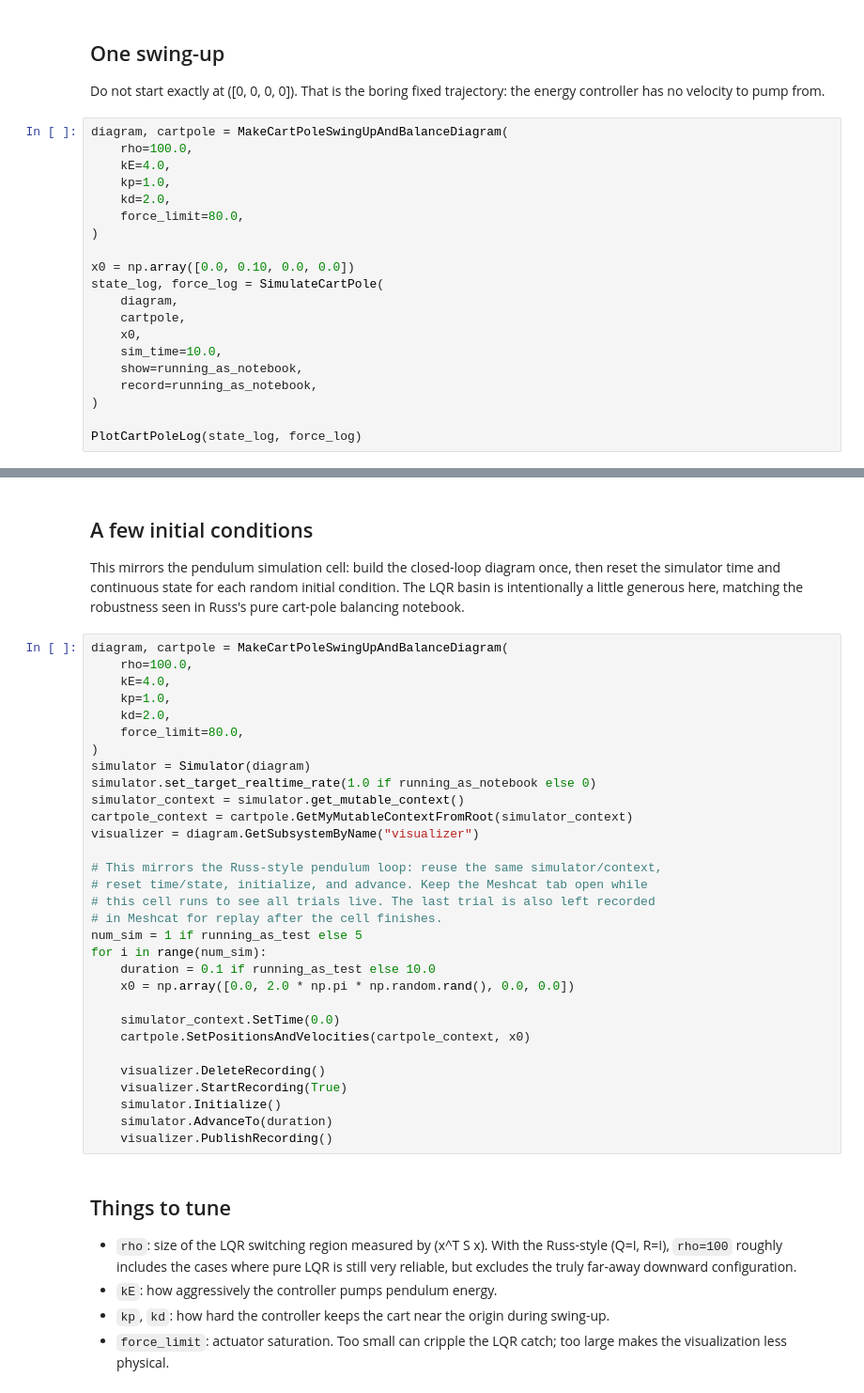
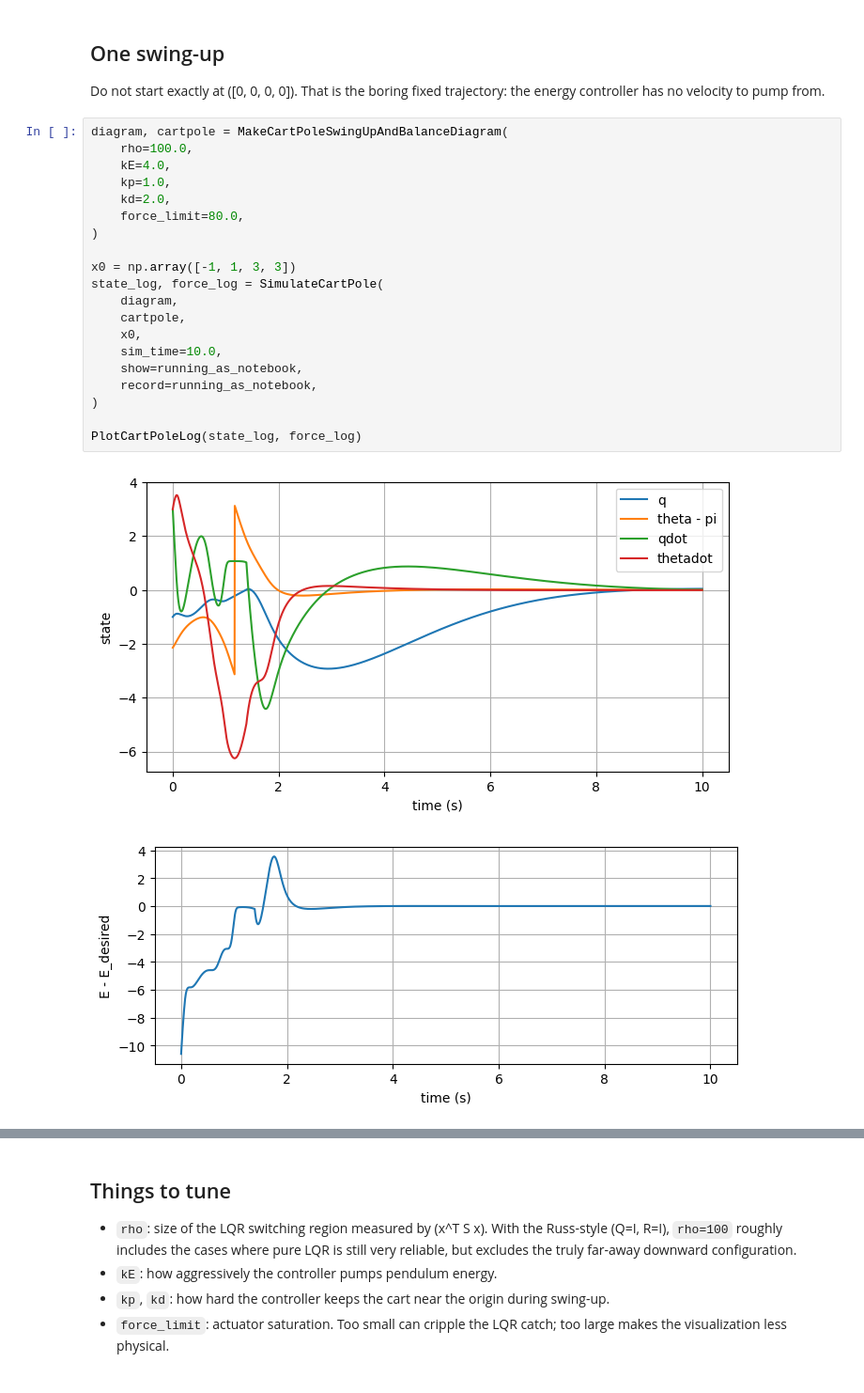
Before and after one commit to DLinC3/Underactuated-Robotics, a Jupyter notebook: underactuated/book/03-acrobot/exercises/cartpole_energy_shaping.ipynb, the cells around one changed output, grey strips where cells are left out. Shown at 94% size. Saved outputs shown, nothing was run; the diff lists cells and outputs as text.

```diff
--- a/underactuated/book/03-acrobot/exercises/cartpole_energy_shaping.ipynb
+++ b/underactuated/book/03-acrobot/exercises/cartpole_energy_shaping.ipynb
@@ -307,20 +290,23 @@ Do not start exactly at \([0, 0, 0, 0]\).  That is the boring fixed trajectory:
 # %%
 diagram, cartpole = MakeCartPoleSwingUpAndBalanceDiagram(
     rho=100.0,
     kE=4.0,
     kp=1.0,
     kd=2.0,
     force_limit=80.0,
 )
 
-x0 = np.array([0.0, 0.10, 0.0, 0.0])
+x0 = np.array([-1, 1, 3, 3])
 state_log, force_log = SimulateCartPole(
     diagram,
     cartpole,
     x0,
     sim_time=10.0,
     show=running_as_notebook,
     record=running_as_notebook,
 )
 
 PlotCartPoleLog(state_log, force_log)
+# %% [output]
+[figure, added]
+[figure, added]
@@ -327,38 +314,3 @@ PlotCartPoleLog(state_log, force_log)
-# %% [markdown]
-## A few initial conditions
-
-This mirrors the pendulum simulation cell: build the closed-loop diagram once, then reset the simulator time and continuous state for each random initial condition.  The LQR basin is intentionally a little generous here, matching the robustness seen in Russ's pure cart-pole balancing notebook.
-# %%
-diagram, cartpole = MakeCartPoleSwingUpAndBalanceDiagram(
-    rho=100.0,
-    kE=4.0,
-    kp=1.0,
-    kd=2.0,
-    force_limit=80.0,
-)
-simulator = Simulator(diagram)
-simulator.set_target_realtime_rate(1.0 if running_as_notebook else 0)
-simulator_context = simulator.get_mutable_context()
-cartpole_context = cartpole.GetMyMutableContextFromRoot(simulator_context)
-visualizer = diagram.GetSubsystemByName("visualizer")
-
-# This mirrors the Russ-style pendulum loop: reuse the same simulator/context,
-# reset time/state, initialize, and advance. Keep the Meshcat tab open while
-# this cell runs to see all trials live. The last trial is also left recorded
-# in Meshcat for replay after the cell finishes.
-num_sim = 1 if running_as_test else 5
-for i in range(num_sim):
-    duration = 0.1 if running_as_test else 10.0
-    x0 = np.array([0.0, 2.0 * np.pi * np.random.rand(), 0.0, 0.0])
-
-    simulator_context.SetTime(0.0)
-    cartpole.SetPositionsAndVelocities(cartpole_context, x0)
-
-    visualizer.DeleteRecording()
-    visualizer.StartRecording(True)
-    simulator.Initialize()
-    simulator.AdvanceTo(duration)
-    visualizer.PublishRecording()
 # %% [markdown]
 ## Things to tune
 
```
Also changed, not shown: parts of 4 cells of this notebook.
